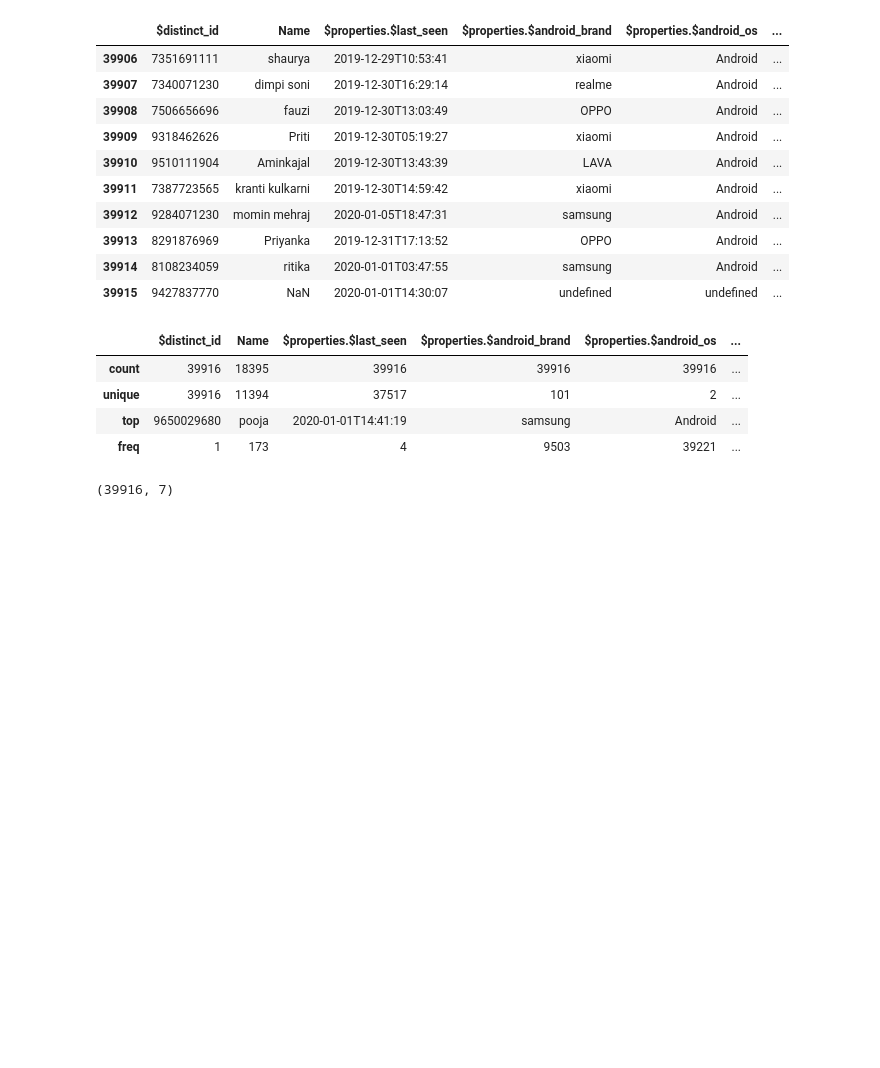
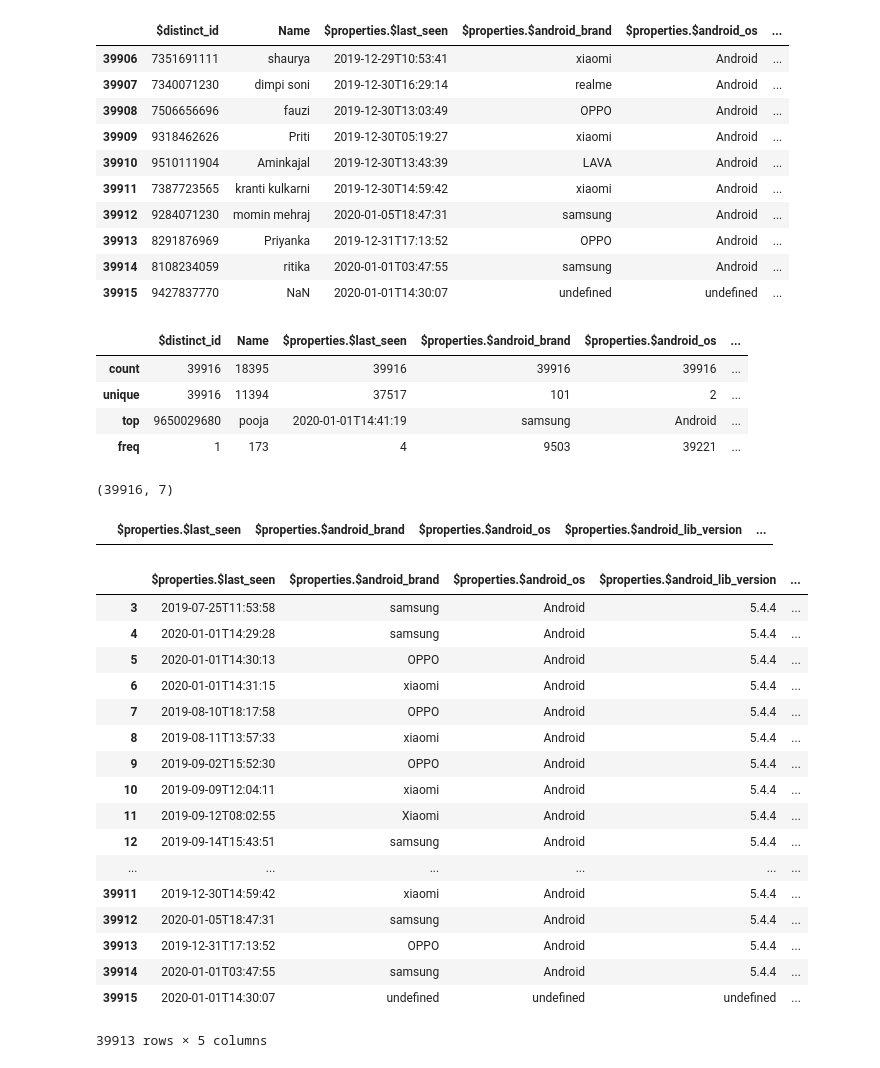
Before and after one commit to B4xAbhishek/octodata, a Jupyter notebook: octo version csv.ipynb, the cells around one changed output. Cells and saved outputs as stored; diff of their text form; code cells hidden in the pictures; blank space fills up the shorter version.

Commit message:
Add files via upload
columns are sorted by using index values. (stackoverflow.com)  Data cleaning.

```diff
--- a/octo version csv.ipynb
+++ b/octo version csv.ipynb
@@ -37,8 +37,31 @@ df.describe()
 df.shape
 # %% [output]
 (39916, 7)
-# %%
-df.drop('$distinct_id', axis=1, inplace=True)
 # %%
 df.drop('Name', axis=1, inplace=True)
+# %%
+df.drop[]
+# %% [output]
+|  | $properties.$last_seen | $properties.$android_brand | $properties.$android_os | $properties.$android_lib_version | ... |
+# %%
+df.drop([0, 1,2])
+# %% [output]
+|  | $properties.$last_seen | $properties.$android_brand | $properties.$android_os | $properties.$android_lib_version | ... |
+| 3 | 2019-07-25T11:53:58 | samsung | Android | 5.4.4 | ... |
+| 4 | 2020-01-01T14:29:28 | samsung | Android | 5.4.4 | ... |
+| 5 | 2020-01-01T14:30:13 | OPPO | Android | 5.4.4 | ... |
+| 6 | 2020-01-01T14:31:15 | xiaomi | Android | 5.4.4 | ... |
+| 7 | 2019-08-10T18:17:58 | OPPO | Android | 5.4.4 | ... |
+| 8 | 2019-08-11T13:57:33 | xiaomi | Android | 5.4.4 | ... |
+| 9 | 2019-09-02T15:52:30 | OPPO | Android | 5.4.4 | ... |
+| 10 | 2019-09-09T12:04:11 | xiaomi | Android | 5.4.4 | ... |
+| 11 | 2019-09-12T08:02:55 | Xiaomi | Android | 5.4.4 | ... |
+| 12 | 2019-09-14T15:43:51 | samsung | Android | 5.4.4 | ... |
+| ... | ... | ... | ... | ... | ... |
+| 39911 | 2019-12-30T14:59:42 | xiaomi | Android | 5.4.4 | ... |
+| 39912 | 2020-01-05T18:47:31 | samsung | Android | 5.4.4 | ... |
+| 39913 | 2019-12-31T17:13:52 | OPPO | Android | 5.4.4 | ... |
+| 39914 | 2020-01-01T03:47:55 | samsung | Android | 5.4.4 | ... |
+| 39915 | 2020-01-01T14:30:07 | undefined | undefined | undefined | ... |
+39913 rows × 5 columns
 # %%
```
Also changed, not shown: parts of 3 cells of this notebook.
